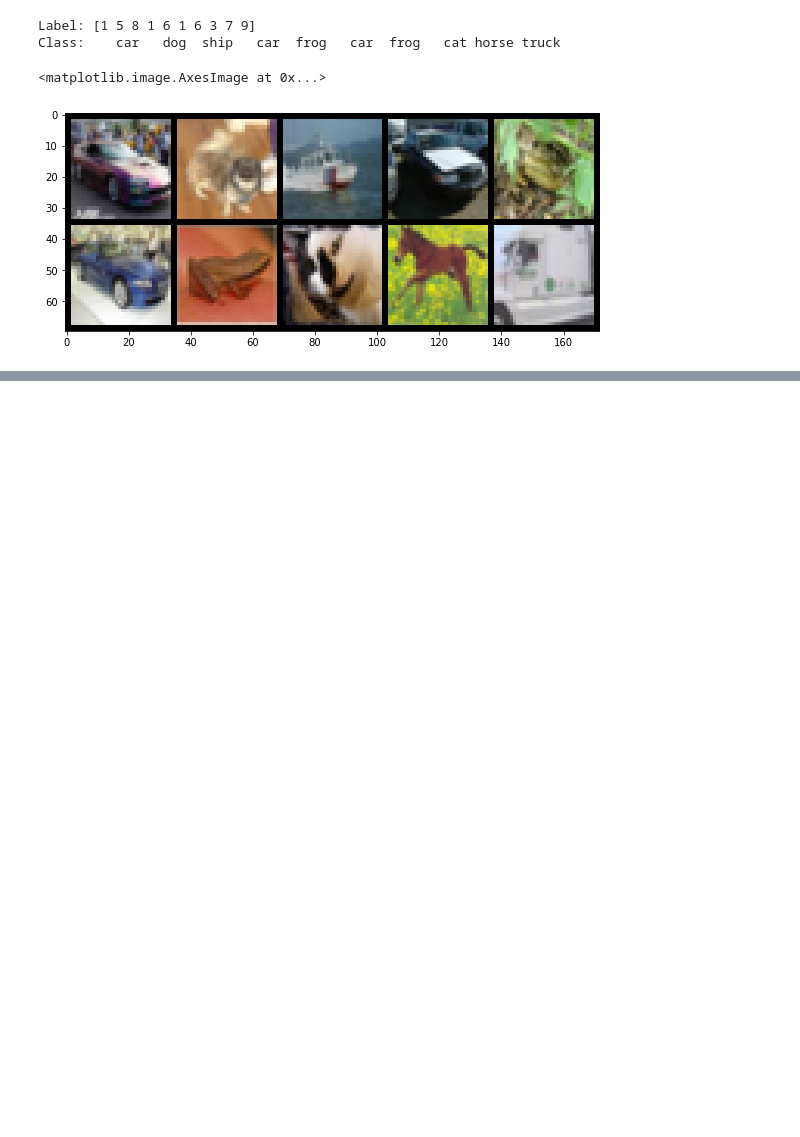
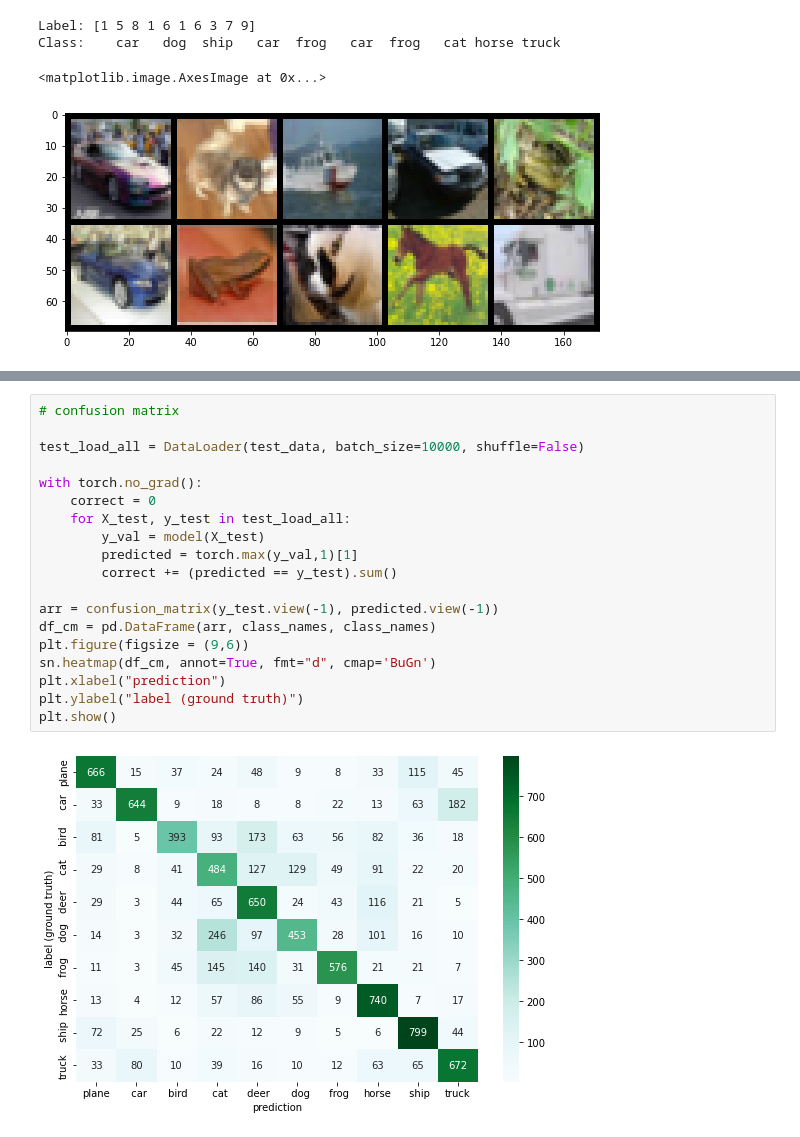
Before and after one commit to abhiroop43/ml_practice, a Jupyter notebook: cifar10_cnn.ipynb, the cells around one changed output, grey strips where cells are left out. Cells and saved outputs as stored; diff of their text form; blank space fills up the shorter version.

```diff
--- a/cifar10_cnn.ipynb
+++ b/cifar10_cnn.ipynb
@@ -54,0 +214,21 @@ Class:    car   dog  ship   car  frog   car  frog   cat horse truck
+# %%
+# confusion matrix
+
+test_load_all = DataLoader(test_data, batch_size=10000, shuffle=False)
+
+with torch.no_grad():
+    correct = 0
+    for X_test, y_test in test_load_all:
+        y_val = model(X_test)
+        predicted = torch.max(y_val,1)[1]
+        correct += (predicted == y_test).sum()
+
+arr = confusion_matrix(y_test.view(-1), predicted.view(-1))
+df_cm = pd.DataFrame(arr, class_names, class_names)
+plt.figure(figsize = (9,6))
+sn.heatmap(df_cm, annot=True, fmt="d", cmap='BuGn')
+plt.xlabel("prediction")
+plt.ylabel("label (ground truth)")
+plt.show()
+# %% [output]
+[figure, added]
```
Also changed, not shown: parts of 13 cells of this notebook, 1 other file.
